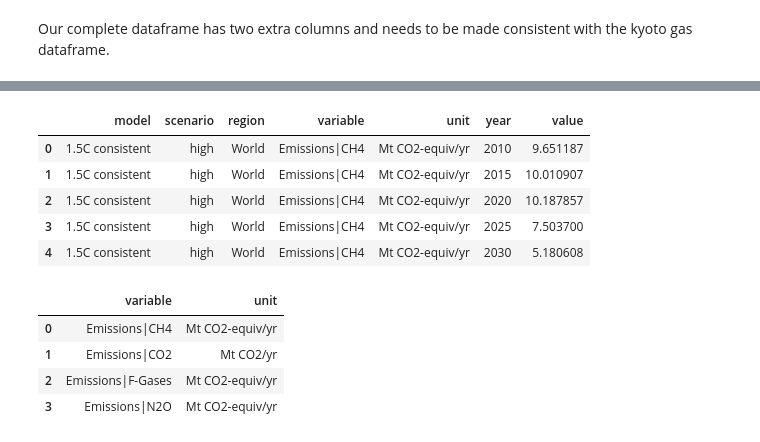
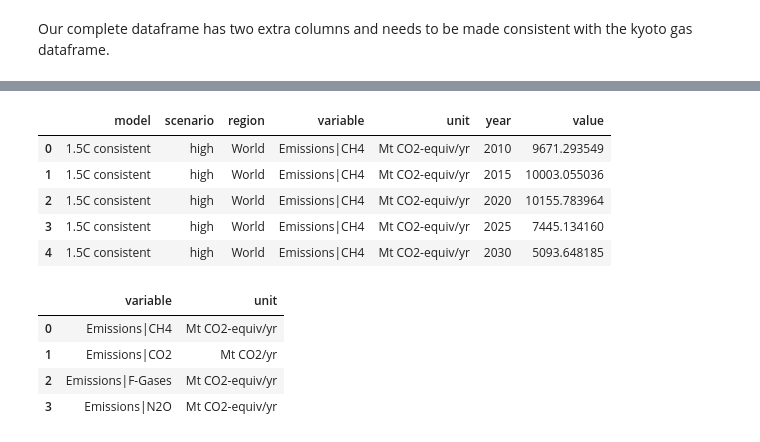
Before and after one commit to GranthamImperial/silicone_examples, a Jupyter notebook: notebooks/Split_up_kyoto_gases.ipynb, the cells around one changed output, grey strips where cells are left out. Cells and saved outputs as stored; diff of their text form; code cells hidden in the pictures.

Commit message:
Added a small amount of data and plotted results

```diff
--- a/notebooks/Split_up_kyoto_gases.ipynb
+++ b/notebooks/Split_up_kyoto_gases.ipynb
@@ -57,0 +48,4 @@ kyoto_df.head()
+# %%
+kyoto_df = pyam.IamDataFrame(kyoto_csv)
+kyoto_df.data["value"] = kyoto_df.data["value"] * 1000  #The csv values are in Gt CO2-equiv.
+kyoto_df.head()
@@ -85,17 +84,18 @@ ValueError: reading multiple files not supported, please use `pyam.IamDataFrame.
 # %%
 decomposer = mi.DecomposeCollectionTimeDepRatio(unit_consistent_db)
 results = decomposer.infill_components(
     aggregate, components,
-    kyoto_df.filter(year=unit_consistent_db.filter(variable="Emissions|F-Gases")["year"].unique())
+    kyoto_df.filter(year=unit_consistent_db.filter(variable="Emissions|F-Gases")["year"].unique()),
+    use_ar4_data=True
 )
 results.head()
 # %% [output]
 |  | model | scenario | region | variable | unit | year | value |
-| 0 | 1.5C consistent | high | World | Emissions|CH4 | Mt CO2-equiv/yr | 2010 | 9.651187 |
-| 1 | 1.5C consistent | high | World | Emissions|CH4 | Mt CO2-equiv/yr | 2015 | 10.010907 |
-| 2 | 1.5C consistent | high | World | Emissions|CH4 | Mt CO2-equiv/yr | 2020 | 10.187857 |
-| 3 | 1.5C consistent | high | World | Emissions|CH4 | Mt CO2-equiv/yr | 2025 | 7.503700 |
-| 4 | 1.5C consistent | high | World | Emissions|CH4 | Mt CO2-equiv/yr | 2030 | 5.180608 |
+| 0 | 1.5C consistent | high | World | Emissions|CH4 | Mt CO2-equiv/yr | 2010 | 9671.293549 |
+| 1 | 1.5C consistent | high | World | Emissions|CH4 | Mt CO2-equiv/yr | 2015 | 10003.055036 |
+| 2 | 1.5C consistent | high | World | Emissions|CH4 | Mt CO2-equiv/yr | 2020 | 10155.783964 |
+| 3 | 1.5C consistent | high | World | Emissions|CH4 | Mt CO2-equiv/yr | 2025 | 7445.134160 |
+| 4 | 1.5C consistent | high | World | Emissions|CH4 | Mt CO2-equiv/yr | 2030 | 5093.648185 |
 # %%
 results.variables(True)
 # %% [output]
```
Also changed, not shown: parts of 7 cells of this notebook, 3 other files.
